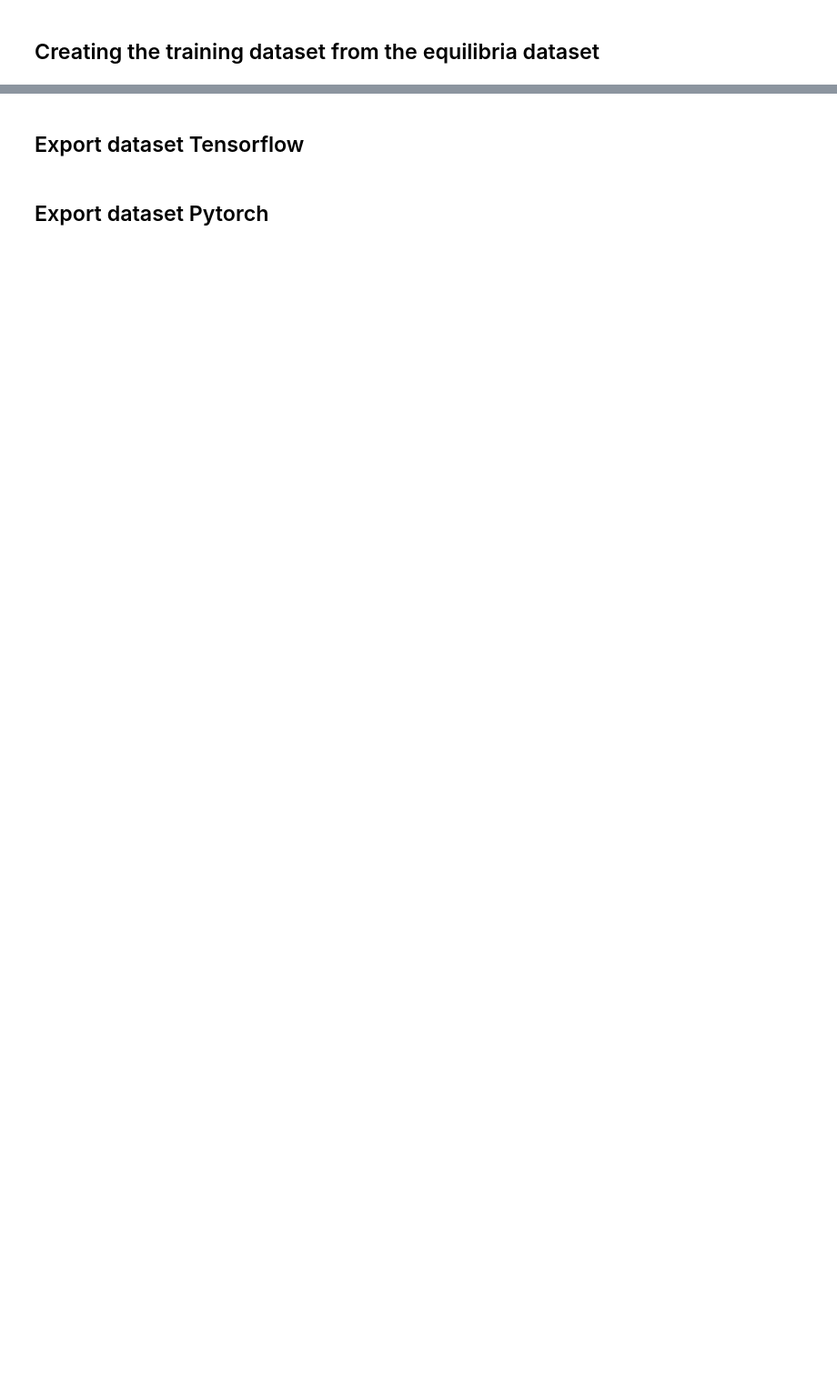
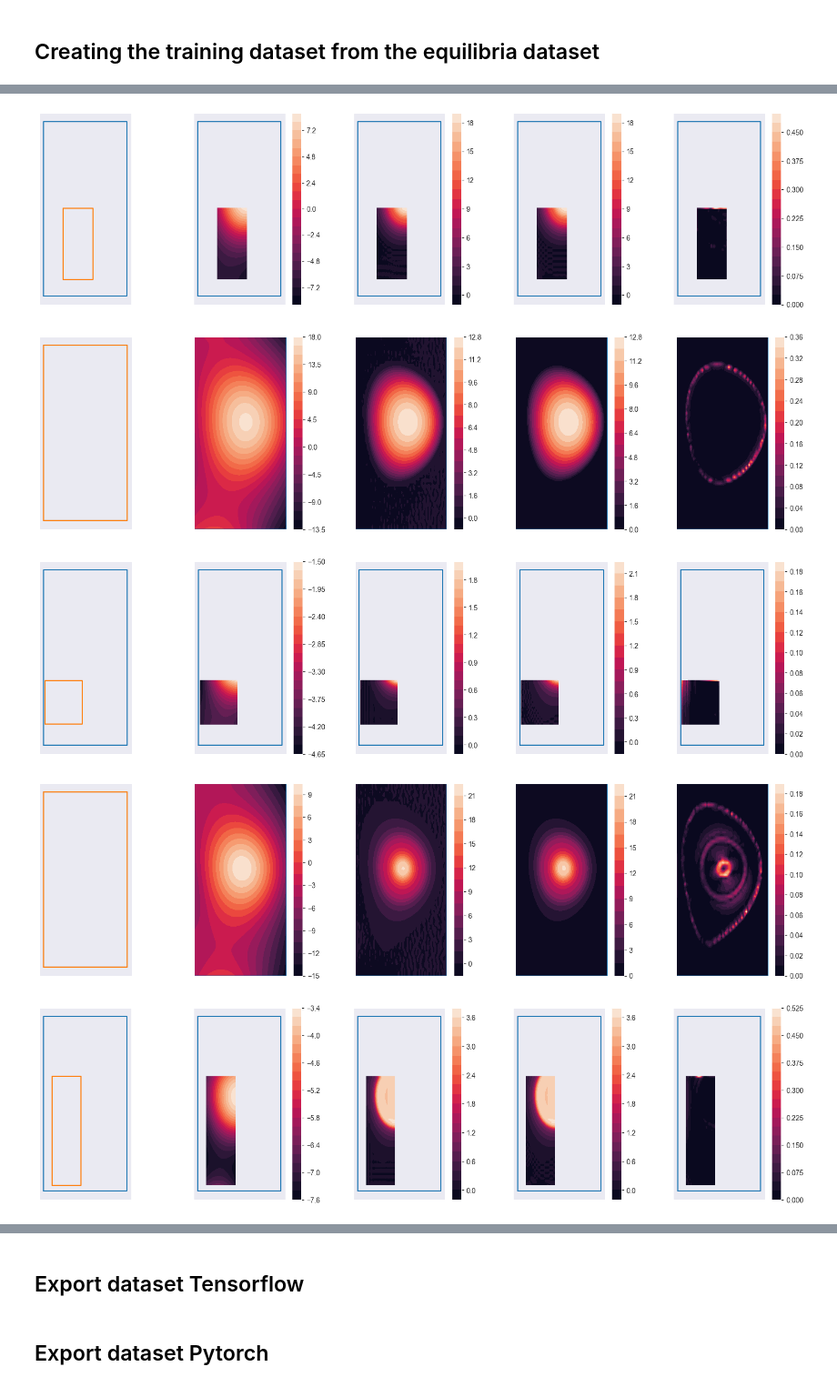
Before and after one commit to matgrand/PlaNet_Equil_reconstruction, a Jupyter notebook: prepare_dataset.ipynb, the cells around one changed output, grey strips where cells are left out. Shown: that part at 91% size. Cells and saved outputs as stored; diff of their text form; code cells hidden in the pictures; blank space fills up the shorter version.

```diff
--- a/prepare_dataset.ipynb
+++ b/prepare_dataset.ipynb
@@ -138,8 +147,8 @@ plt.show()
 # %%
 # hyperparameters
-N_SAMPLES = 50000 # number of samples to use for training
+N_SAMPLES = 500 # number of samples to use for training
 TRAIN_EVAL_SPLIT = 0.8 # percentage of the dataset to use for training
-FULL_SUBGRID_SPLIT = 0.3 # percentage of the full grid
+FULL_SUBGRID_SPLIT = 0.5 # percentage of the full grid
 N_GRID = 64 # number of points in the grid
 # %%
 # dataset splitting (N_TOP = original dataset size)
@@ -274,0 +336,30 @@ plt.show()
+# %%
+import torch
+import torch.nn.functional as F
+def calc_gso(ψ, rr, zz):
+    assert ψ.shape == (64,64), f"ψ.shape = {ψ.shape}"
+    assert rr.shape == (64,64), f"rr.shape = {rr.shape}"
+    assert zz.shape == (64,64), f"zz.shape = {zz.shape}"
+    ψ, rr, zz = map(torch.tensor, (ψ, rr, zz)) # convert to tensors
+    Δr, Δz = rr[1,2]-rr[1,1], zz[2,1]-zz[1,1]
+    α = -2*(Δr**2 + Δz**2)  # constant
+    β = (Δr**2 * Δz**2) / α # constant
+    lap_ker = torch.tensor([[0, Δr**2/α, 0], [Δz**2/α, 1, Δz**2/α], [0, Δr**2/α, 0]], dtype=torch.float32)
+    dr_ker = torch.tensor([[0,0,0],[-1,0,+1],[0,0,0]], dtype=torch.float32) * (Δr**2 * Δz**2) / (2*Δr*α)
+    gauss_ker = torch.tensor([[1,2,1],[2,4,2],[1,2,1]], dtype=torch.float32) / 16
+    Ψ = F.conv2d(F.pad(ψ.view(1,1,64,64), (1,1,1,1), mode='replicate'), gauss_ker.view(1,1,3,3), padding=0) # smoothing
+    conv_lap = F.conv2d(ψ.view(1,1,64,64), lap_ker.view(1,1,3,3), padding=0) # laplacian through convolution
+    conv_lap = F.pad(conv_lap, (1,1,1,1), mode='replicate') # pad the result to keep the same shape
+    conv_dr = F.conv2d(ψ.view(1,1,64,64), dr_ker.view(1,1,3,3), padding=0) # dψ/dr through convolution
+    conv_dr = F.pad(conv_dr, (1,1,1,1), mode='replicate') # pad the result to keep the same shape
+    print
+    ΔΨ = (1/β) * (conv_lap - conv_dr/rr.view(1,1,64,64)) # grad-shafranov operator
+    return (ΔΨ.view(64,64)).numpy()
+
+for _ in range(5): plot_gso_test()
+# %% [output]
+[figure, added]
+[figure, added]
+[figure, added]
+[figure, added]
+[figure, added]
```
Also changed, not shown: parts of 13 cells of this notebook, 1 other file.
